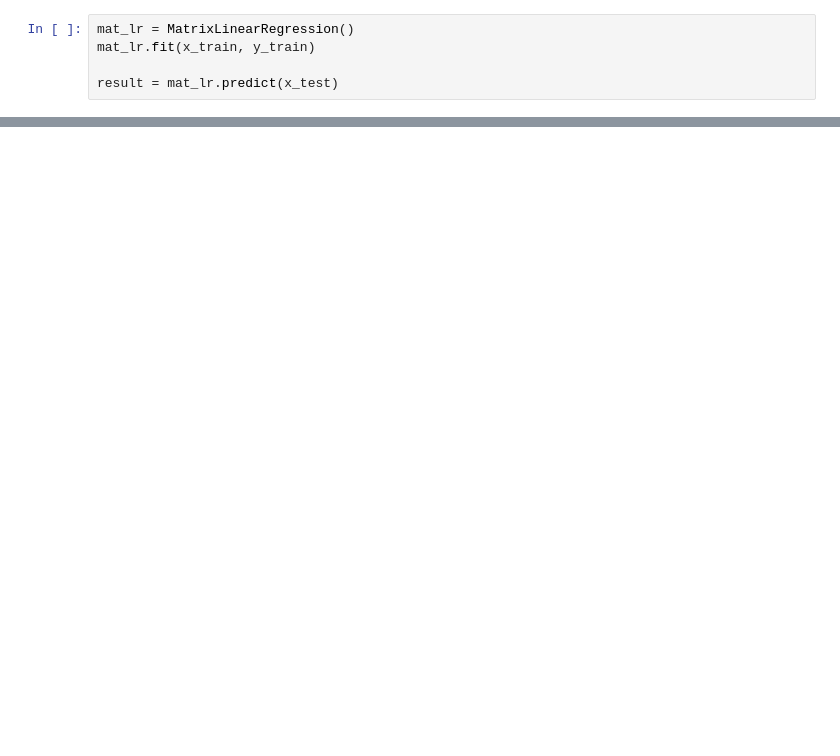
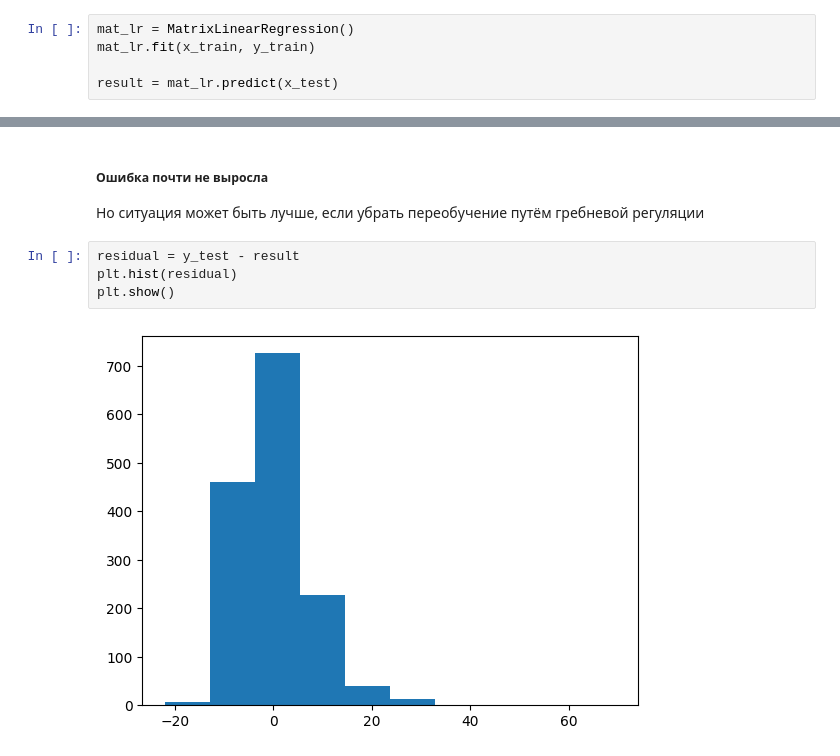
Before and after one commit to mike-pech/masters-theory, a Jupyter notebook: ML/Practice/linear.ipynb, the cells around one changed output, grey strips where cells are left out. Cells and saved outputs as stored; diff of their text form; blank space fills up the shorter version.

```diff
--- a/ML/Practice/linear.ipynb
+++ b/ML/Practice/linear.ipynb
@@ -223,0 +264,10 @@ mean_absolute_error(y_test, result)
+# %% [markdown]
+##### Ошибка почти не выросла
+
+Но ситуация может быть лучше, если убрать переобучение путём гребневой регуляции
+# %%
+residual = y_test - result
+plt.hist(residual)
+plt.show()
+# %% [output]
+[figure, added]
```
Also changed, not shown: parts of 36 cells of this notebook, 13 other files.
